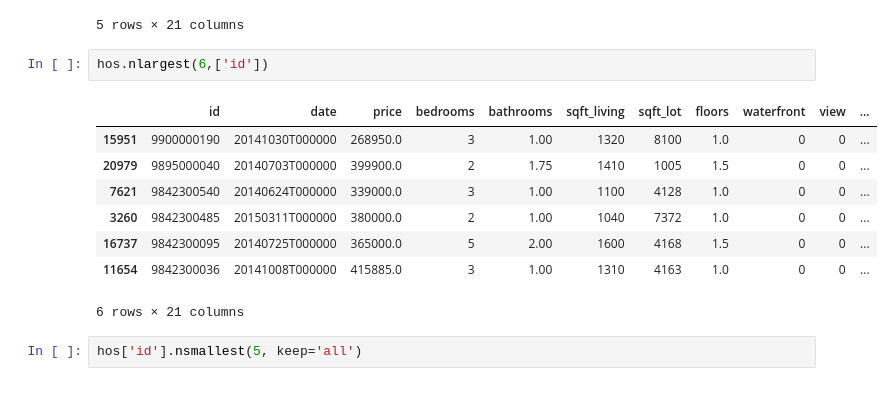
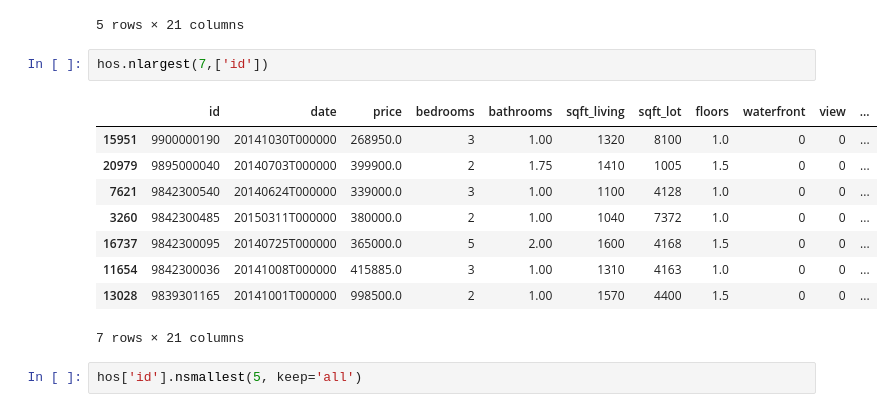
Before and after one commit to dennisowusu123/DATA-ANALYTICS-GT, a Jupyter notebook: DataScience/DataAnalysis/01_Dataframes.ipynb, the cells around one changed output. Drawn from its saved outputs; the diff is of its cells as text.

```diff
--- a/DataScience/DataAnalysis/01_Dataframes.ipynb
+++ b/DataScience/DataAnalysis/01_Dataframes.ipynb
@@ -799,16 +799,17 @@ hos.nlargest(5,['price'])
 | 1448 | 8907500070 | 20150413T000000 | 5350000.0 | 5 | 5.00 | 8000 | 23985 | 2.0 | 0 | 4 | ... |
 5 rows × 21 columns
 # %%
-hos.nlargest(6,['id'])
+hos.nlargest(7,['id'])
 # %% [output]
 |  | id | date | price | bedrooms | bathrooms | sqft_living | sqft_lot | floors | waterfront | view | ... |
 | 15951 | 9900000190 | 20141030T000000 | 268950.0 | 3 | 1.00 | 1320 | 8100 | 1.0 | 0 | 0 | ... |
 | 20979 | 9895000040 | 20140703T000000 | 399900.0 | 2 | 1.75 | 1410 | 1005 | 1.5 | 0 | 0 | ... |
 | 7621 | 9842300540 | 20140624T000000 | 339000.0 | 3 | 1.00 | 1100 | 4128 | 1.0 | 0 | 0 | ... |
 | 3260 | 9842300485 | 20150311T000000 | 380000.0 | 2 | 1.00 | 1040 | 7372 | 1.0 | 0 | 0 | ... |
 | 16737 | 9842300095 | 20140725T000000 | 365000.0 | 5 | 2.00 | 1600 | 4168 | 1.5 | 0 | 0 | ... |
 | 11654 | 9842300036 | 20141008T000000 | 415885.0 | 3 | 1.00 | 1310 | 4163 | 1.0 | 0 | 0 | ... |
+| 13028 | 9839301165 | 20141001T000000 | 998500.0 | 2 | 1.00 | 1570 | 4400 | 1.5 | 0 | 0 | ... |
-6 rows × 21 columns
+7 rows × 21 columns
 # %%
 hos['id'].nsmallest(5, keep='all')
 # %% [output]
```
Also changed, not shown: parts of 9 cells of this notebook, 1 other file.
